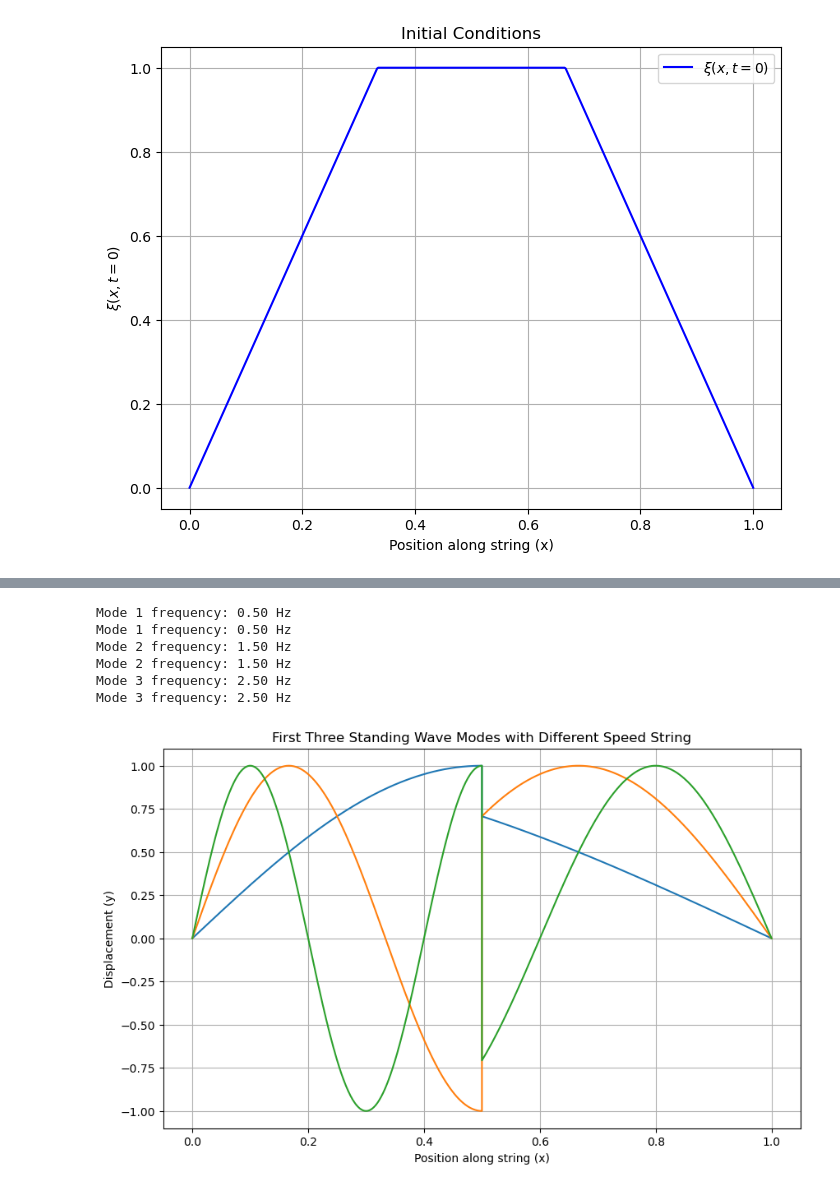
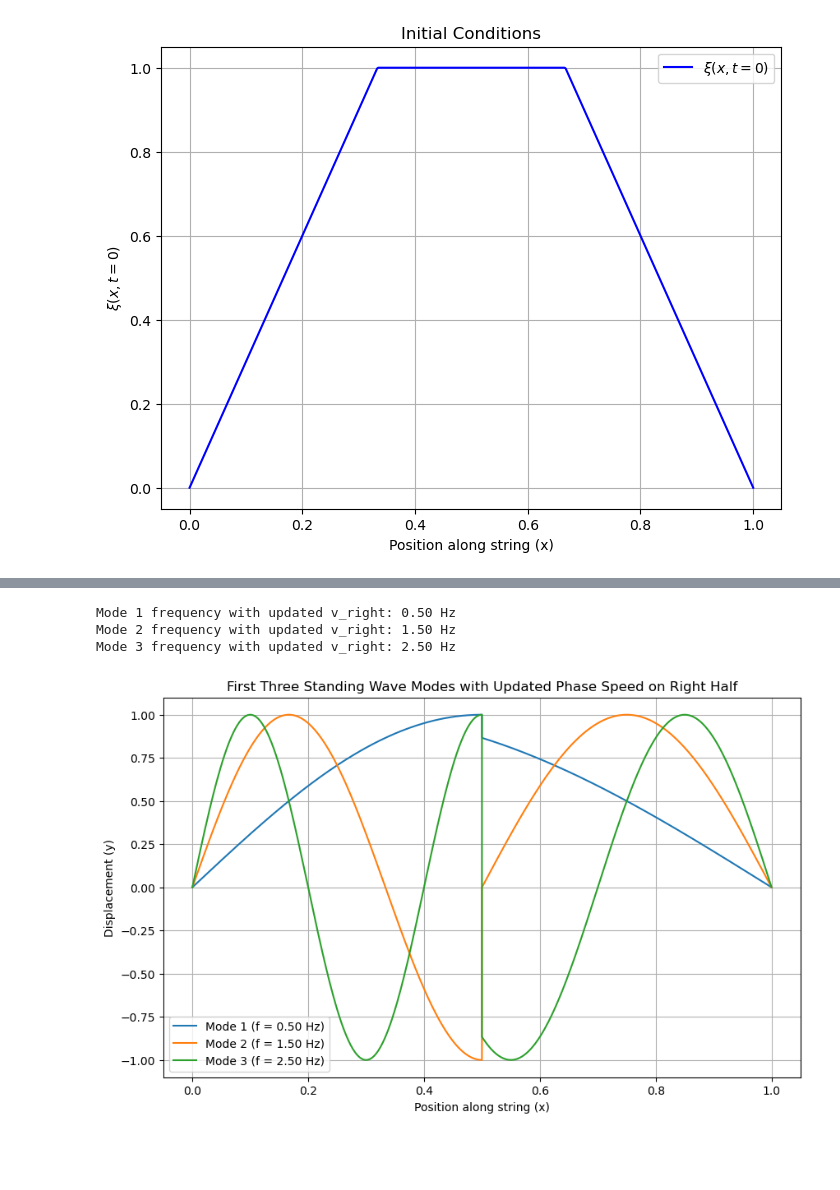
Before and after one commit to camcolucci/PHYS-371, a Jupyter notebook: Problem Sets/PS 3.ipynb, the cells around one changed output, grey strips where cells are left out. Drawn from its saved outputs; the diff is of its cells as text; code cells hidden in the pictures; blank space fills up the shorter version.

```diff
--- a/Problem Sets/PS 3.ipynb
+++ b/Problem Sets/PS 3.ipynb
@@ -50,53 +106,52 @@ plt.show()
 # %%
 import numpy as np
 import matplotlib.pyplot as plt
 
-L = 1
-A = 1
-v_left = 1
-v_right = 2
+# Parameters
+L = 1        # Total length of the string
+A = 1        # Amplitude of oscillation
+v_left = 1   # Phase speed on left half (String A) as v0
+v_right = 1.5  # New phase speed on right half (String B) as (3v0 / 2)
 
-def frequency(n):
-    return (2 * n + 1) * v_left / (2 * L)
-
+# Standing wave function for each half
 def standing_wave_left(n, x_left):
     f = frequency(n)
-    k_left = 2 * np.pi * f / v_left
+    k_left = 2 * np.pi * f / v_left  # Wavenumber for left half
     return A * np.sin(k_left * x_left)
 
 def standing_wave_right(n, x_right):
     f = frequency(n)
-    k_right = 2 * np.pi * f / v_right
-    return A * np.sin(k_right * (L - x_right))
+    k_right = 2 * np.pi * f / v_right  # Wavenumber for right half (with updated v_right)
+    return A * np.sin(k_right * (L - x_right))  # Adjust to reflect the right half
 
+# Define x values for the left and right halves
 x_left = np.linspace(0, L / 2, 250)
 x_right = np.linspace(L / 2, L, 250)
 
+# Plotting the first three modes and printing their frequencies
 plt.figure(figsize=(10, 6))
 for n in range(3):
+    f = frequency(n)
+    print(f"Mode {n + 1} frequency with updated v_right: {f:.2f} Hz")
 
-    f = frequency(n)
-    print(f"Mode {n + 1} frequency: {f:.2f} Hz")
     y_left = standing_wave_left(n, x_left)
     y_right = standing_wave_right(n, x_right)
 
+    # Combine the left and right halves
     x_combo = np.concatenate((x_left, x_right))
     y_combo = np.concatenate((y_left, y_right))
 
-    print(f"Mode {n + 1} frequency: {f:.2f} Hz")
+    plt.plot(x_combo, y_combo, label=f'Mode {n + 1} (f = {f:.2f} Hz)')
 
-    plt.plot(x_combo, y_combo, label=f'Mode {n + 1}')
-
+# Adding labels and title
 plt.xlabel('Position along string (x)')
 plt.ylabel('Displacement (y)')
-plt.title('First Three Standing Wave Modes with Different Speed String')
+plt.title('First Three Standing Wave Modes with Updated Phase Speed on Right Half')
+plt.legend()
 plt.grid(True)
 plt.show()
 # %% [output]
-Mode 1 frequency: 0.50 Hz
-Mode 1 frequency: 0.50 Hz
-Mode 2 frequency: 1.50 Hz
-Mode 2 frequency: 1.50 Hz
-Mode 3 frequency: 2.50 Hz
-Mode 3 frequency: 2.50 Hz
+Mode 1 frequency with updated v_right: 0.50 Hz
+Mode 2 frequency with updated v_right: 1.50 Hz
+Mode 3 frequency with updated v_right: 2.50 Hz
-[figure, old version]
+[figure, new version]
```
Also changed, not shown: parts of 1 cell of this notebook, 3 other files.
